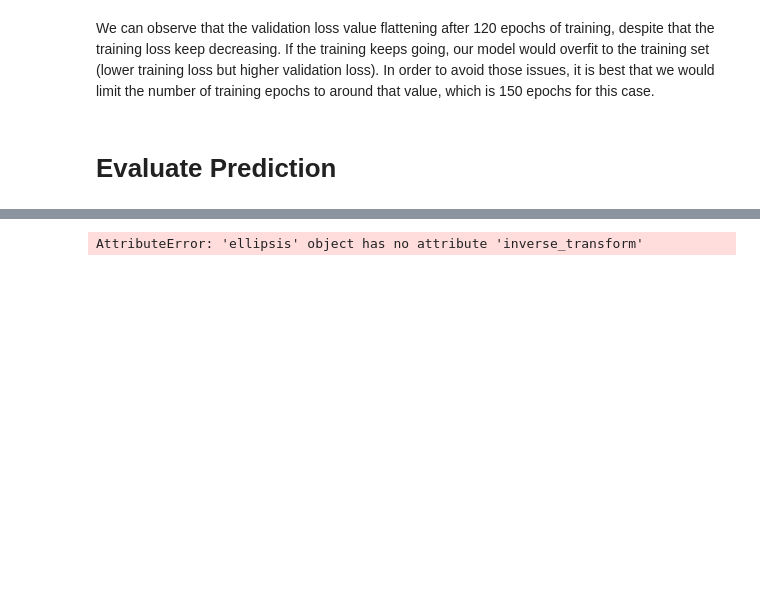
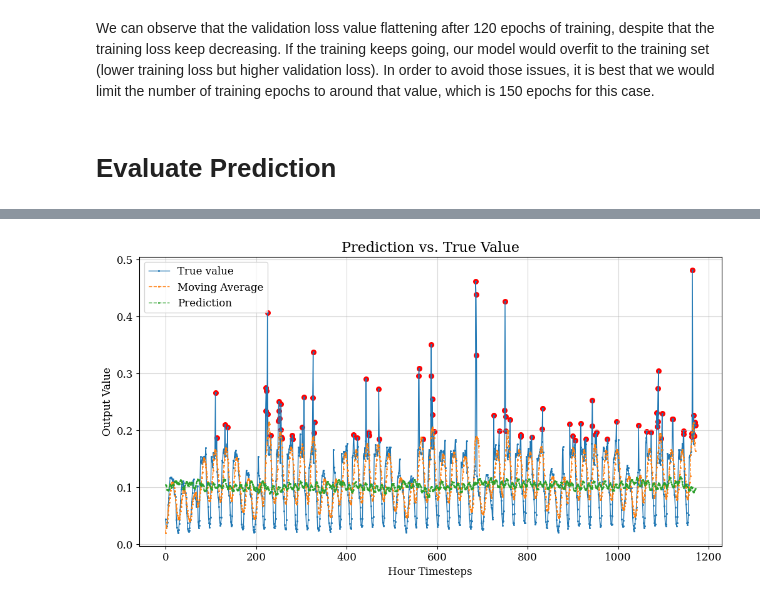
Before and after one commit to allelbhagya/r-pems, a Jupyter notebook: pems-08-trafficflowprediction.ipynb, the cells around one changed output, grey strips where cells are left out. Cells and saved outputs as stored; diff of their text form; code cells hidden in the pictures; blank space fills up the shorter version.

```diff
--- a/pems-08-trafficflowprediction.ipynb
+++ b/pems-08-trafficflowprediction.ipynb
@@ -682,32 +623,8 @@ def predict_and_calc_score(X, Y, model, scaler_Y):
 # %%
+import matplotlib.pyplot as plt
 import numpy as np
-import matplotlib.pyplot as plt
-from tensorflow.keras.models import load_model
 
-# Function to predict and calculate scores
-def predict_and_calc_score(X, Y, model, scaler_Y):
-    # prediction of Y using the model
-    pred = model.predict(X)
-
-    # moving average of Y
-    window_size = 12
-    moving_average = np.apply_along_axis(
-        lambda x: np.convolve(x, np.ones(window_size)/window_size, mode='same'), axis=0, arr=Y)
-    moving_average = np.concatenate((np.zeros((1, Y.shape[1])), moving_average), axis=0)[:Y.shape[0]]
-
-    # scale it back to the original scale
-    pred_scaled = scaler_Y.inverse_transform(pred)
-    moving_average_scaled = scaler_Y.inverse_transform(moving_average)
-    Y_scaled = scaler_Y.inverse_transform(Y)
-
-    # calculate the RMSE
-    baseline_RMSE = np.sqrt(np.mean((Y_scaled - moving_average_scaled) ** 2))
-    model_RMSE = np.sqrt(np.mean((Y_scaled - pred_scaled) ** 2))
-
-    return Y_scaled, pred_scaled, moving_average_scaled, model_RMSE, baseline_RMSE
-
-# Function to plot predictions with anomalies
-def plot_prediction(actual, prediction, moving_average, anomaly_threshold):
+def plot_prediction(actual, prediction, moving_average, threshold_factor=0.75):
     # Plot the actual values
     plt.plot(actual, label="True value", linestyle='-', linewidth=1, marker='s', markersize=1)
 
@@ -717,11 +634,13 @@ def plot_prediction(actual, prediction, moving_average, anomaly_threshold):
     # Plot the predicted values
     plt.plot(prediction, label="Prediction", linestyle='--', linewidth=1, marker='o', markersize=1)
 
-    # Identify anomalies
-    anomalies = np.abs(actual - prediction) > anomaly_threshold
+    threshold = np.mean(actual) * threshold_factor
+    diff = actual - prediction
+    significant_indices = np.where(diff > threshold)[0]
 
-    # Plot anomalies
-    plt.plot(np.where(anomalies)[0], actual[anomalies], 'ro', label="Anomalies")
+    # Mark significant points on the plot as red
+    for idx in significant_indices:
+        plt.scatter(idx, actual[idx], color='red', s=30)
 
     # Set the title and axis labels
     plt.title('Prediction vs. True Value', fontsize=16)
@@ -734,20 +653,6 @@ def plot_prediction(actual, prediction, moving_average, anomaly_threshold):
     # Display the plot
     plt.show()
 
-# Example usage
-anomaly_threshold = 0.5  # Set your own threshold value
-
-# Replace these lines with your actual data loading
-X = test_X  # Your input test data
-Y = test_Y  # Your actual test target data
-scaler_Y = ...  # Your scaler for Y (e.g., MinMaxScaler or StandardScaler)
-
-# Load the trained model
-model = load_model('LSTM_model')
-
-# Get predictions and calculate scores
-Y_scaled, pred_scaled, moving_average_scaled, model_RMSE, baseline_RMSE = predict_and_calc_score(X, Y, model, scaler_Y)
-
-# Plot predictions with anomalies highlighted
-plot_prediction(Y_scaled, pred_scaled, moving_average_scaled, anomaly_threshold)
+location = 3
+plot_prediction(train_actual[:,location], train_prediction[:,location], train_moving_average[:,location])
 # %% [output]
@@ -755 +659 @@ plot_prediction(Y_scaled, pred_scaled, moving_average_scaled, anomaly_threshold)
-AttributeError: 'ellipsis' object has no attribute 'inverse_transform'
+[figure, added]
```
Also changed, not shown: parts of 14 cells of this notebook, 7 other files.
